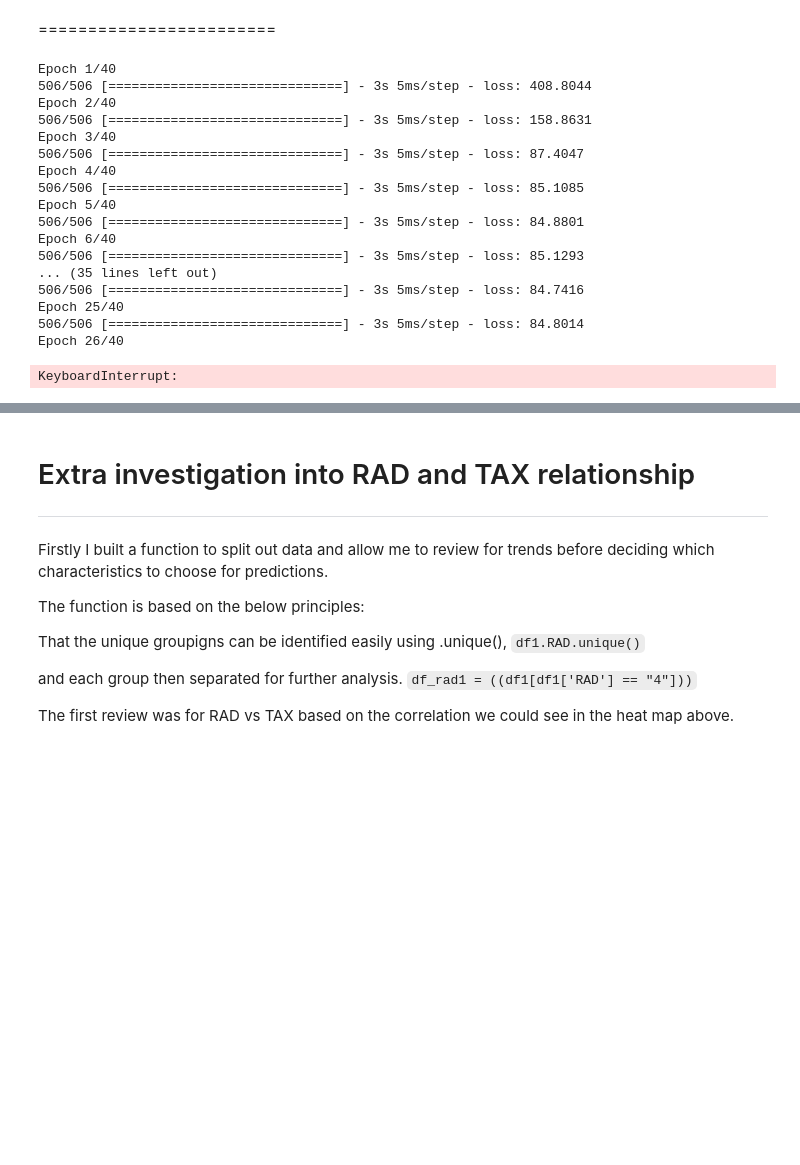
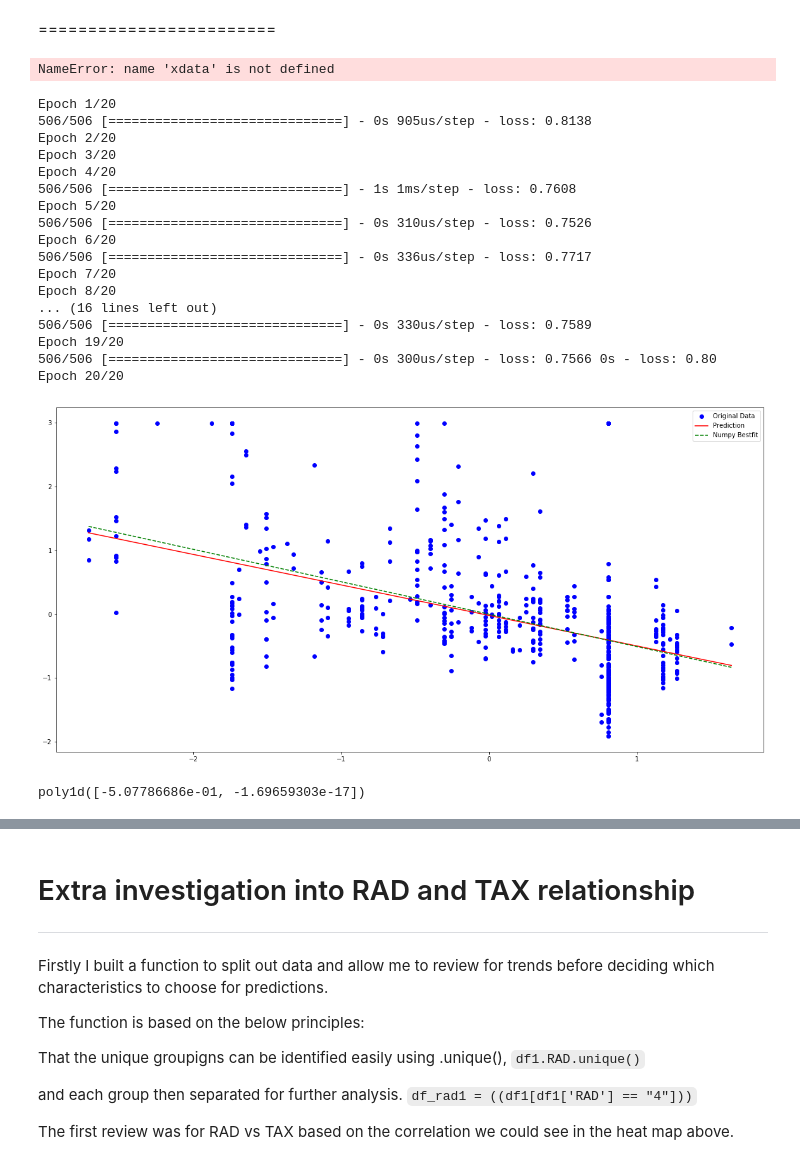
Before and after one commit to eimearbutler7/Sem_4_Machine_Learning_Assessment, a Jupyter notebook: Boston House Prices.ipynb.ipynb, the cells around one changed output, grey strips where cells are left out. Cells and saved outputs as stored; diff of their text form; code cells hidden in the pictures; blank space fills up the shorter version.

```diff
--- a/Boston House Prices.ipynb.ipynb
+++ b/Boston House Prices.ipynb.ipynb
@@ -268,42 +352,72 @@ Numpy bestfit (black) curve has a coefficient of determination, R^2, of 0.533. o
 # %% [markdown]
 ========================
+# %%
+fit = np.poly1d(np.polyfit(xdata, ydata, 5))
+plt.plot(xdata, fit(xdata),'k-', label='Numpy Bestfit LSTAT')
+z_df= np.polyfit(inputs2, output2, 1)
+p3 = np.poly1d(z_df) #use ployfit function to determine least squares polynomial line fit, where 1 is the Degree of the fitting the polynomial
+plt.plot(inputs2,p3(inputs2),"g--", label='Numpy Bestfit PTRATIO') #Reference: Ian McLoughlin "Simple Linear Regression with NumPy" Jupyter Notebook, Semester 2 GMIT
+
+plt.show()
+plt.legend()
+# %% [output]
+NameError: name 'xdata' is not defined
+# %%
+df_copy3 = df[['MEDV', 'PTRATIO', 'LSTAT']].copy().sort_values(by=['PTRATIO'])
+# %%
+from sklearn import preprocessing
+inputs2 = preprocessing.scale(df_copy3['PTRATIO'])
+output2 = preprocessing.scale(df_copy3['MEDV'])
 # %%
-inputs2 = df['PTRATIO']
 # Create a new neural network.
 o = kr.models.Sequential()
 
 # Add neurons
-o.add(kr.layers.Dense(10, input_dim=1, activation="tanh")) #adjusting from 10 to 30,improves loss to 41.x at epoch 45, visually looks v.close
-o.add(kr.layers.Dense(20, activation="linear")) #adjusting from 10 to 30,improves loss to 41.x at epoch 45, visually looks v.close
+o.add(kr.layers.Dense(50, input_dim=1, activation="linear")) #adjusting from 10 to 30,improves loss to 41.x at epoch 45, visually looks v.close
+o.add(kr.layers.Dense(220, activation="linear")) #adjusting from 10 to 30,improves loss to 41.x at epoch 45, visually looks v.close
 o.add(kr.layers.Dense(1, activation="linear")) #adjusting from 10 to 30,improves loss to 41.x at epoch 45, visually looks v.close
-
-
 
 
 # Compile the model.
 o.compile(loss="mean_squared_error", optimizer="Adadelta") # through testing the optomisers from the https://keras.io/optimizers/ website, the best was found to be Adadelta
 
 # Train the model.
-o.fit(inputs2, output, epochs=40,batch_size=10)
+o.fit(inputs2, output2, epochs=20,batch_size=10)
 
 # Run each x value through the neural network.
-p_3 = n.predict(inputs)
+p_3 = o.predict(inputs2)
 # %% [output]
-Epoch 1/40
-506/506 [==============================] - 3s 5ms/step - loss: 408.8044
-Epoch 2/40
-506/506 [==============================] - 3s 5ms/step - loss: 158.8631
-Epoch 3/40
-506/506 [==============================] - 3s 5ms/step - loss: 87.4047
-Epoch 4/40
-506/506 [==============================] - 3s 5ms/step - loss: 85.1085
-Epoch 5/40
-506/506 [==============================] - 3s 5ms/step - loss: 84.8801
-Epoch 6/40
-506/506 [==============================] - 3s 5ms/step - loss: 85.1293
-... (35 lines left out)
-506/506 [==============================] - 3s 5ms/step - loss: 84.7416
-Epoch 25/40
-506/506 [==============================] - 3s 5ms/step - loss: 84.8014
-Epoch 26/40
+Epoch 1/20
+506/506 [==============================] - 0s 905us/step - loss: 0.8138
+Epoch 2/20
+Epoch 3/20
+Epoch 4/20
+506/506 [==============================] - 1s 1ms/step - loss: 0.7608
+Epoch 5/20
+506/506 [==============================] - 0s 310us/step - loss: 0.7526
+Epoch 6/20
+506/506 [==============================] - 0s 336us/step - loss: 0.7717
+Epoch 7/20
+Epoch 8/20
+... (16 lines left out)
+506/506 [==============================] - 0s 330us/step - loss: 0.7589
+Epoch 19/20
+506/506 [==============================] - 0s 300us/step - loss: 0.7566 0s - loss: 0.80
+Epoch 20/20
-KeyboardInterrupt:
+# %%
+# Plot the values. #AdaDelta
+#plt.plot(inputs, output, 'co', label='Original Data Points')
+plt.plot(inputs2,output2, 'bo', label='Original Data')
+plt.plot(inputs2, p_3, 'r-', label='Prediction')
+
+z_df2= np.polyfit(inputs2, output2, 1)
+p3 = np.poly1d(z_df2) #use ployfit function to determine least squares polynomial line fit, where 1 is the Degree of the fitting the polynomial
+plt.plot(inputs2,p3(inputs2),"g--", label='Numpy Bestfit') #Reference: Ian McLoughlin "Simple Linear Regression with NumPy" Jupyter Notebook, Semester 2 GMIT
+plt.legend()
+plt.show()
+
+#where the resuting m and c are values in the equation of a straight line (y=mx+c)
+p3  # Y = -2.1571753 x + 62.34462747
+# %% [output]
+[figure, added]
+poly1d([-5.07786686e-01, -1.69659303e-17])
```
Also changed, not shown: parts of 26 cells of this notebook.
